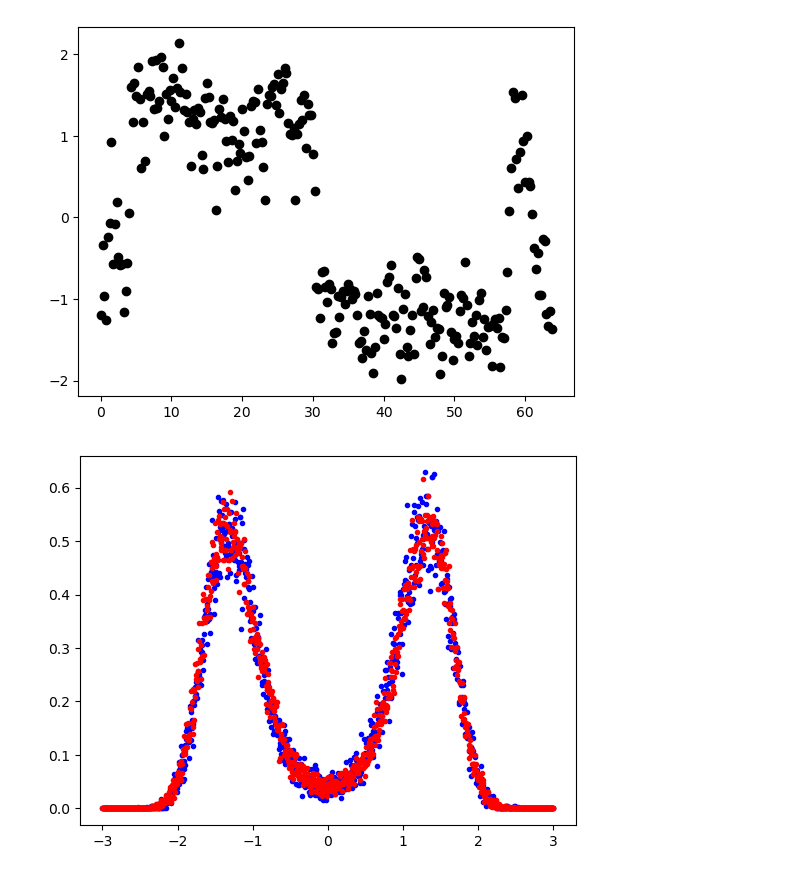
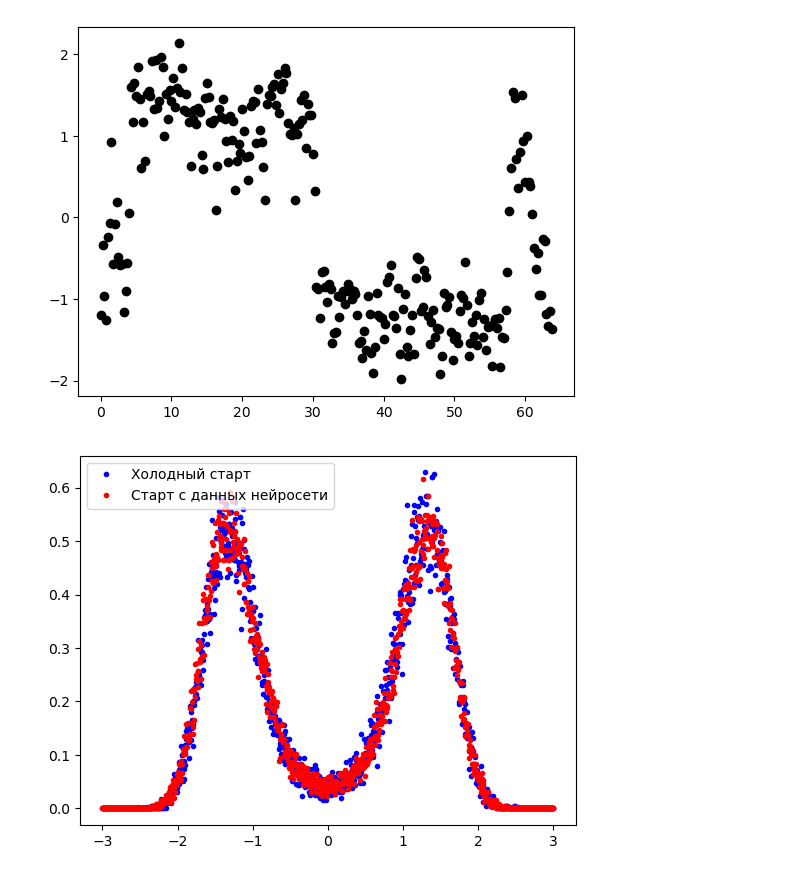
Before and after one commit to Vsevolod2001/PIMC, a Jupyter notebook: NonRelGraphics/DoubleWell/Thermalization and fit N=256.ipynb, the cells around one changed output. Cells and saved outputs as stored; diff of their text form; code cells hidden in the pictures.

```diff
--- a/NonRelGraphics/DoubleWell/Thermalization and fit N=256.ipynb
+++ b/NonRelGraphics/DoubleWell/Thermalization and fit N=256.ipynb
@@ -237,33 +237,34 @@ plt.show()
 xmax = 3
 delta = 0.006
 rho = [0 for i in range(2 * int(xmax / delta) + 1)]
 rho_warm = [0 for i in range(2 * int(xmax / delta) + 1)]
 x = [i * delta - xmax for i in range(len(rho))]
 
 for core in range(Number_of_cores):
     file = open("Data/" + str(core) + mask + str(16384) + ".dat", "r")
     data = file.readlines()
 
 
     for line in data:
         path = np.array(list(map(float, line.split()))).reshape(N, d)
         for point in path:
             index = int((xmax + point) / delta)
             rho[index] += 1 / (Number_of_cores * len(data) * len(path) * delta)
 
 for core in range(Number_of_cores):
     file = open("Data/" + str(core) + mask_warm + str(16384) + ".dat", "r")
     data = file.readlines()
 
 
     for line in data:
         path = np.array(list(map(float, line.split()))).reshape(N, d)
         for point in path:
             index = int((xmax + point) / delta)
             rho_warm[index] += 1 / (Number_of_cores * len(data) * len(path) * delta)
 
-plt.plot(x, rho, "b.")
-plt.plot(x, rho_warm, "r.")
+plt.plot(x, rho, "b.", label = "Холодный старт")
+plt.plot(x, rho_warm, "r.", label = "Старт с данных нейросети")
+plt.legend()
 plt.show()
 # %% [output]
-[figure, old version]
+[figure, new version]
```
Also changed, not shown: parts of 1 cell of this notebook, 2 other files.
